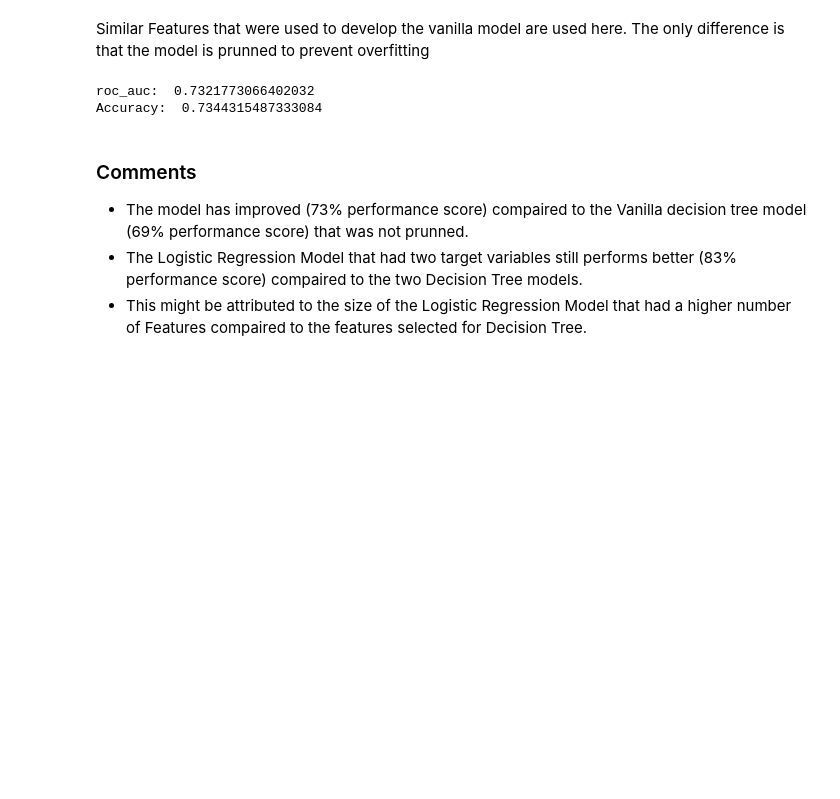
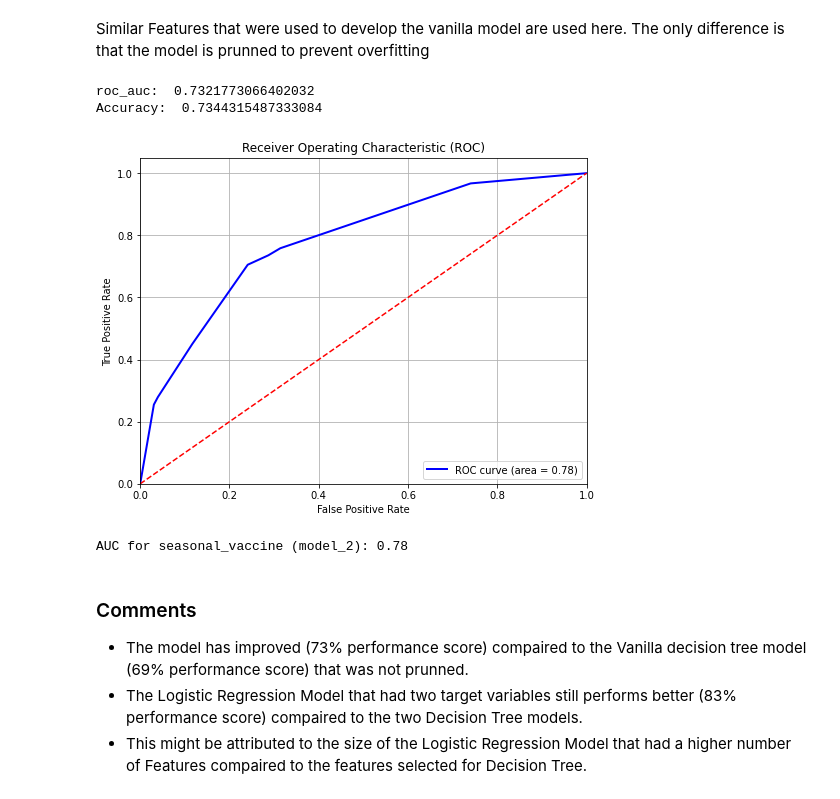
Before and after one commit to Pamela-Chebii/Predicting_H1N1_-_Seasonal_Flue_Vaccines, a Jupyter notebook: index.ipynb, the cells around one changed output. Cells and saved outputs as stored; diff of their text form; code cells hidden in the pictures; blank space fills up the shorter version.

```diff
--- a/index.ipynb
+++ b/index.ipynb
@@ -972,23 +1010,29 @@ Similar Features that were used to develop the vanilla model are used here. The
 # %%
 # Create the classifier, fit it on the training data and tune using max_depth=3
 model_3 = DecisionTreeClassifier(criterion='entropy', max_depth=3, random_state=42)
 
 #fit the model
 model_3.fit(X_train_ohe, y_train)
 
 # Evaluate the model
 X_test_ohe = ohe.transform(X_test)
 y_preds = model_3.predict(X_test_ohe)
 
 # find the roc_auc score
 false_positive_rate, true_positive_rate, thresholds = roc_curve(y_test, y_preds)
 roc_auc = auc(false_positive_rate, true_positive_rate)
 
 print('roc_auc: ', roc_auc)
 print('Accuracy: ', accuracy_score(y_test, y_preds))
+
+# Plot ROC AUC for model_3
+auc_value = plot_roc_auc(model_3, X_test_ohe, y_test)
+print(f'AUC for seasonal_vaccine (model_2): {auc_value:.2f}')
 # %% [output]
 roc_auc:  0.7321773066402032
 Accuracy:  0.7344315487333084
+[figure, added]
+AUC for seasonal_vaccine (model_2): 0.78
 # %% [markdown]
 ### Comments
 - The model has improved (73% performance score) compaired to the Vanilla decision tree model (69% performance score) that was not prunned.
```
Also changed, not shown: parts of 5 cells of this notebook.
